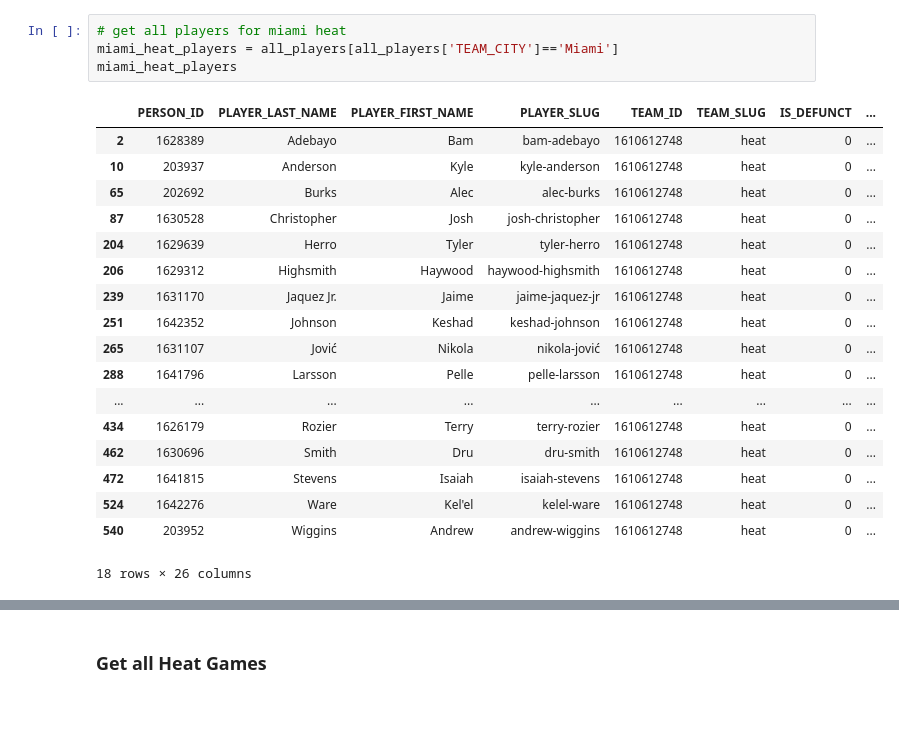
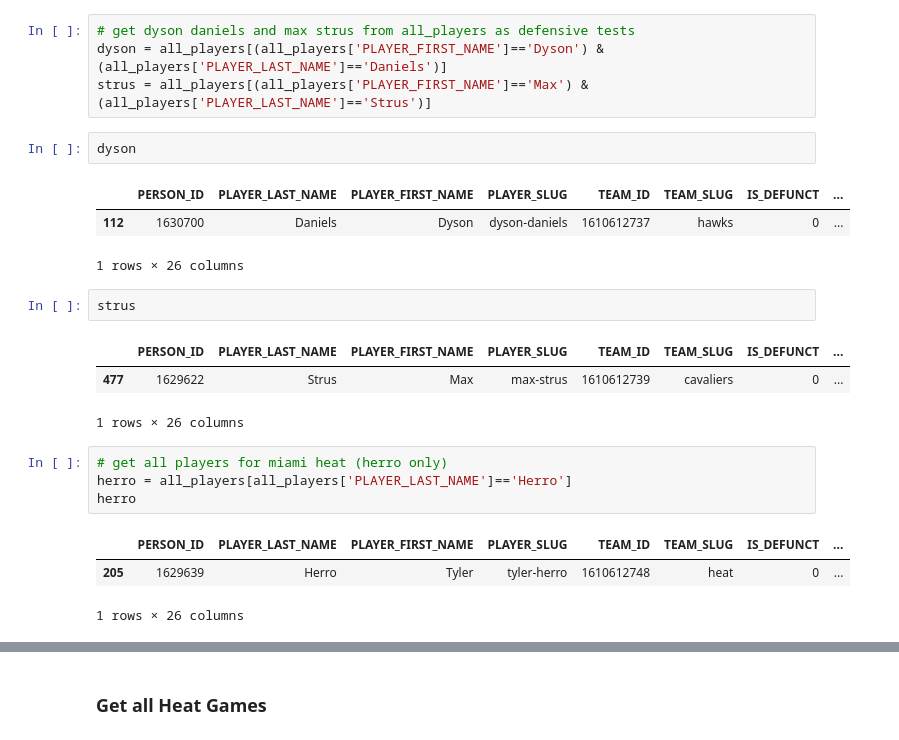
Before and after one commit to jochennn/player-prop-predictions, a Jupyter notebook: miami_heat_player_prop_predicting.ipynb, the cells around one changed output, grey strips where cells are left out. Drawn from its saved outputs; the diff is of its cells as text; blank space fills up the shorter version.

Commit message:
new changes to player props

```diff
--- a/miami_heat_player_prop_predicting.ipynb
+++ b/miami_heat_player_prop_predicting.ipynb
@@ -47,24 +50,25 @@ all_players
+# %%
+# get dyson daniels and max strus from all_players as defensive tests
+dyson = all_players[(all_players['PLAYER_FIRST_NAME']=='Dyson') & (all_players['PLAYER_LAST_NAME']=='Daniels')]
+strus = all_players[(all_players['PLAYER_FIRST_NAME']=='Max') & (all_players['PLAYER_LAST_NAME']=='Strus')]
+# %%
+dyson
+# %% [output]
+|  | PERSON_ID | PLAYER_LAST_NAME | PLAYER_FIRST_NAME | PLAYER_SLUG | TEAM_ID | TEAM_SLUG | IS_DEFUNCT | ... |
+| 112 | 1630700 | Daniels | Dyson | dyson-daniels | 1610612737 | hawks | 0 | ... |
+1 rows × 26 columns
+# %%
+strus
+# %% [output]
+|  | PERSON_ID | PLAYER_LAST_NAME | PLAYER_FIRST_NAME | PLAYER_SLUG | TEAM_ID | TEAM_SLUG | IS_DEFUNCT | ... |
+| 477 | 1629622 | Strus | Max | max-strus | 1610612739 | cavaliers | 0 | ... |
+1 rows × 26 columns
 # %%
-# get all players for miami heat
-miami_heat_players = all_players[all_players['TEAM_CITY']=='Miami']
-miami_heat_players
+# get all players for miami heat (herro only)
+herro = all_players[all_players['PLAYER_LAST_NAME']=='Herro']
+herro
 # %% [output]
 |  | PERSON_ID | PLAYER_LAST_NAME | PLAYER_FIRST_NAME | PLAYER_SLUG | TEAM_ID | TEAM_SLUG | IS_DEFUNCT | ... |
-| 2 | 1628389 | Adebayo | Bam | bam-adebayo | 1610612748 | heat | 0 | ... |
-| 10 | 203937 | Anderson | Kyle | kyle-anderson | 1610612748 | heat | 0 | ... |
-| 65 | 202692 | Burks | Alec | alec-burks | 1610612748 | heat | 0 | ... |
-| 87 | 1630528 | Christopher | Josh | josh-christopher | 1610612748 | heat | 0 | ... |
-| 204 | 1629639 | Herro | Tyler | tyler-herro | 1610612748 | heat | 0 | ... |
-| 206 | 1629312 | Highsmith | Haywood | haywood-highsmith | 1610612748 | heat | 0 | ... |
-| 239 | 1631170 | Jaquez Jr. | Jaime | jaime-jaquez-jr | 1610612748 | heat | 0 | ... |
-| 251 | 1642352 | Johnson | Keshad | keshad-johnson | 1610612748 | heat | 0 | ... |
-| 265 | 1631107 | Jović | Nikola | nikola-jović | 1610612748 | heat | 0 | ... |
-| 288 | 1641796 | Larsson | Pelle | pelle-larsson | 1610612748 | heat | 0 | ... |
-| ... | ... | ... | ... | ... | ... | ... | ... | ... |
-| 434 | 1626179 | Rozier | Terry | terry-rozier | 1610612748 | heat | 0 | ... |
-| 462 | 1630696 | Smith | Dru | dru-smith | 1610612748 | heat | 0 | ... |
-| 472 | 1641815 | Stevens | Isaiah | isaiah-stevens | 1610612748 | heat | 0 | ... |
-| 524 | 1642276 | Ware | Kel'el | kelel-ware | 1610612748 | heat | 0 | ... |
-| 540 | 203952 | Wiggins | Andrew | andrew-wiggins | 1610612748 | heat | 0 | ... |
+| 205 | 1629639 | Herro | Tyler | tyler-herro | 1610612748 | heat | 0 | ... |
-18 rows × 26 columns
+1 rows × 26 columns
 # %%
```
Also changed, not shown: parts of 24 cells of this notebook.
